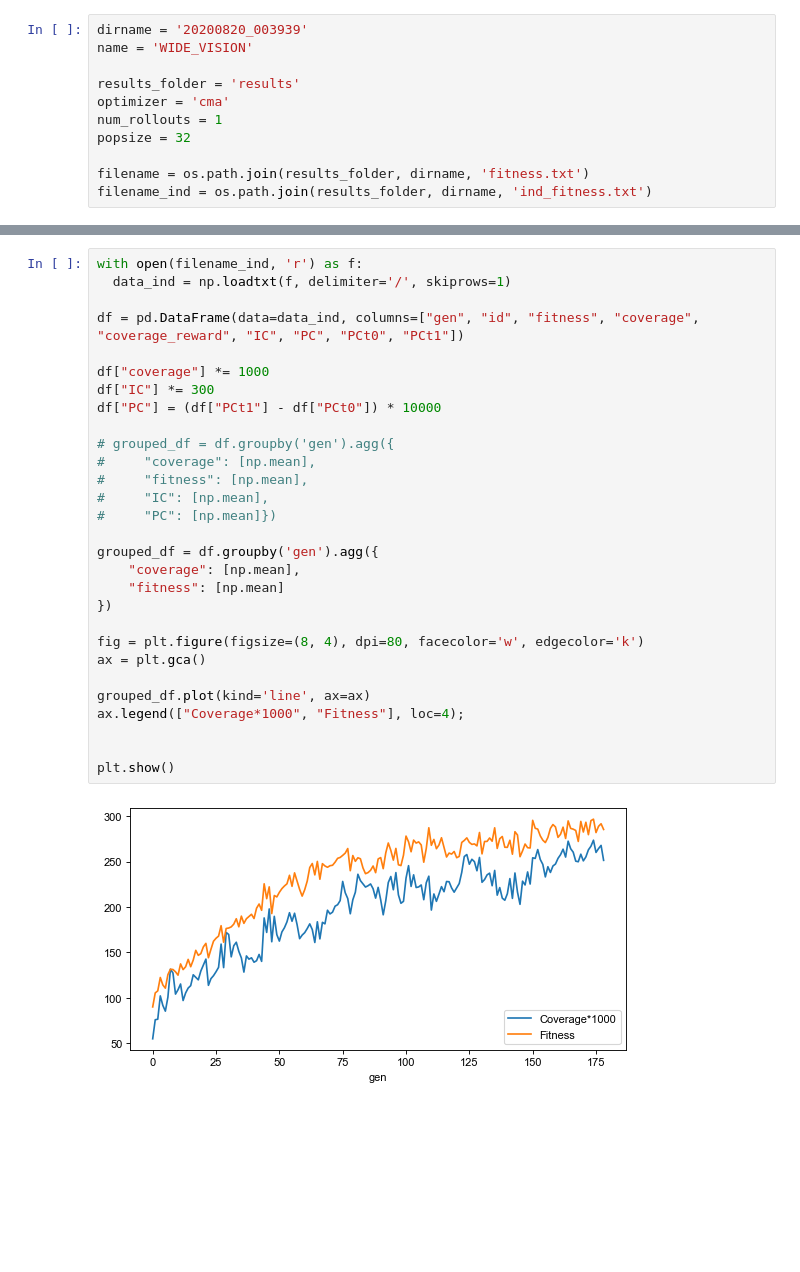
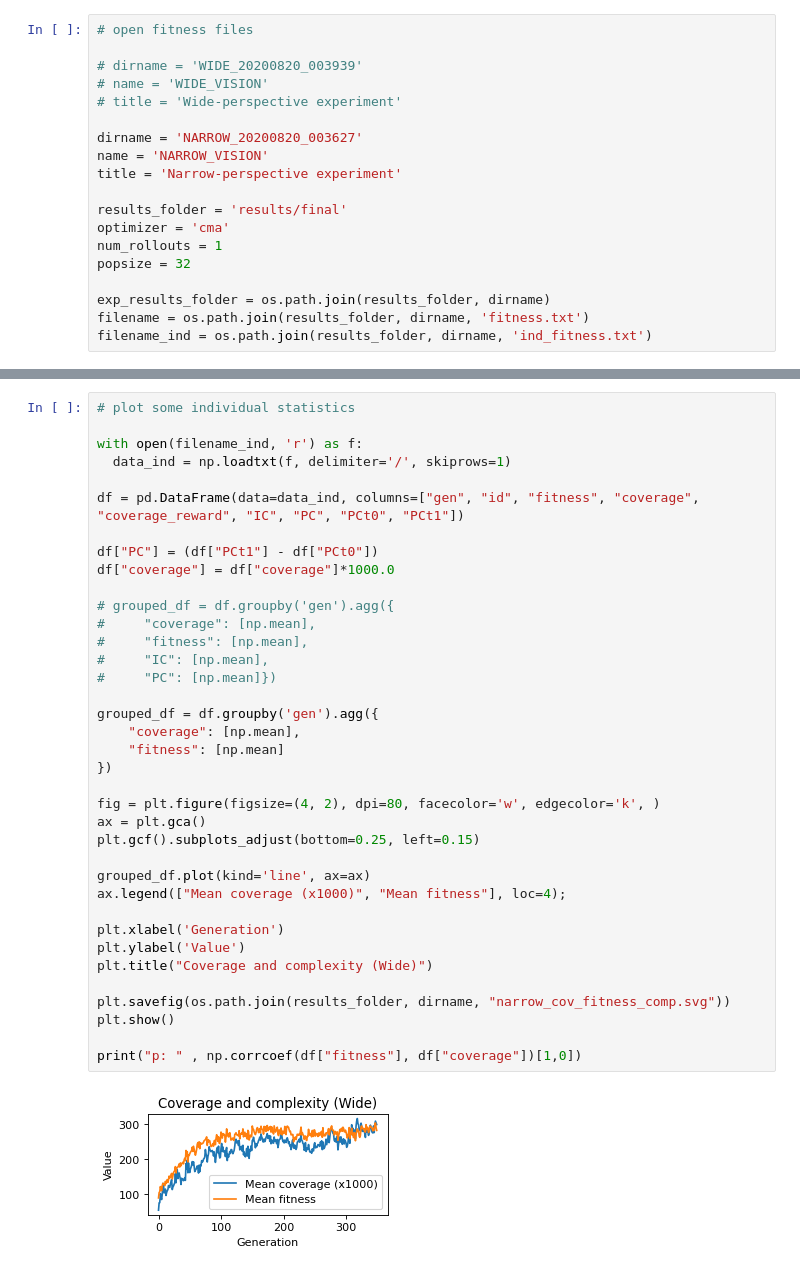
Before and after one commit to lshoek/creative-evo-controller, a Jupyter notebook: plot.ipynb, the cells around one changed output, grey strips where cells are left out. Saved outputs shown, nothing was run; the diff lists cells and outputs as text; blank space fills up the shorter version.

```diff
--- a/plot.ipynb
+++ b/plot.ipynb
@@ -29,11 +49,19 @@ print(f'{100.0 + ic/pc}, {pc}')
 # %%
-dirname = '20200820_003939'
-name = 'WIDE_VISION'
+# open fitness files
 
-results_folder = 'results'
+# dirname = 'WIDE_20200820_003939'
+# name = 'WIDE_VISION'
+# title = 'Wide-perspective experiment'
+
+dirname = 'NARROW_20200820_003627'
+name = 'NARROW_VISION'
+title = 'Narrow-perspective experiment'
+
+results_folder = 'results/final'
 optimizer = 'cma'
 num_rollouts = 1
 popsize = 32
 
+exp_results_folder = os.path.join(results_folder, dirname)
 filename = os.path.join(results_folder, dirname, 'fitness.txt')
 filename_ind = os.path.join(results_folder, dirname, 'ind_fitness.txt')
@@ -40,31 +100,39 @@ filename_ind = os.path.join(results_folder, dirname, 'ind_fitness.txt')
 # %%
+# plot some individual statistics
+
 with open(filename_ind, 'r') as f:
   data_ind = np.loadtxt(f, delimiter='/', skiprows=1)
 
 df = pd.DataFrame(data=data_ind, columns=["gen", "id", "fitness", "coverage", "coverage_reward", "IC", "PC", "PCt0", "PCt1"])
 
-df["coverage"] *= 1000
-df["IC"] *= 300
-df["PC"] = (df["PCt1"] - df["PCt0"]) * 10000
+df["PC"] = (df["PCt1"] - df["PCt0"])
+df["coverage"] = df["coverage"]*1000.0
 
 # grouped_df = df.groupby('gen').agg({
 #     "coverage": [np.mean],
 #     "fitness": [np.mean],
 #     "IC": [np.mean],
 #     "PC": [np.mean]})
 
 grouped_df = df.groupby('gen').agg({
     "coverage": [np.mean],
     "fitness": [np.mean]
 })
 
-fig = plt.figure(figsize=(8, 4), dpi=80, facecolor='w', edgecolor='k')
+fig = plt.figure(figsize=(4, 2), dpi=80, facecolor='w', edgecolor='k', )
 ax = plt.gca()
+plt.gcf().subplots_adjust(bottom=0.25, left=0.15)
 
 grouped_df.plot(kind='line', ax=ax)
-ax.legend(["Coverage*1000", "Fitness"], loc=4);
+ax.legend(["Mean coverage (x1000)", "Mean fitness"], loc=4);
 
+plt.xlabel('Generation')
+plt.ylabel('Value')
+plt.title("Coverage and complexity (Wide)")
 
+plt.savefig(os.path.join(results_folder, dirname, "narrow_cov_fitness_comp.svg"))
 plt.show()
+
+print("p: " , np.corrcoef(df["fitness"], df["coverage"])[1,0])
 # %% [output]
-[figure, old version]
+[figure, new version]
```
Also changed, not shown: parts of 8 cells of this notebook, 1 other file.
